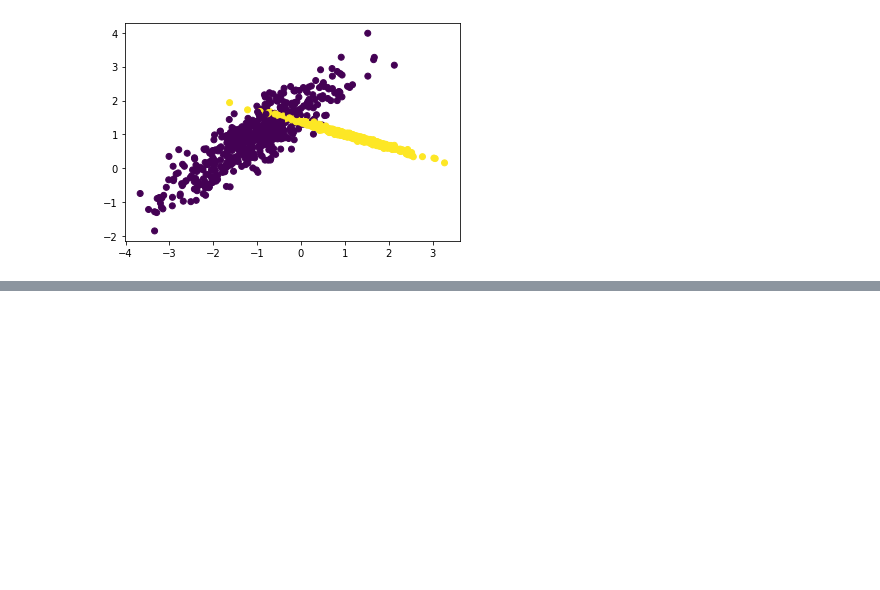
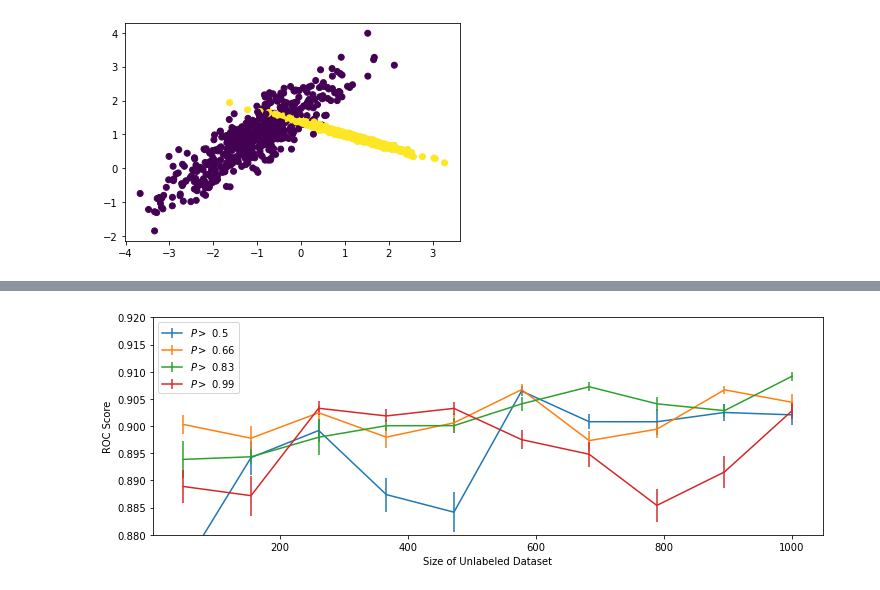
Before and after one commit to khroushan/semi-supervised-ml, a Jupyter notebook: notebooks/20_gaussian_data.ipynb, the cells around one changed output, grey strips where cells are left out. Cells and saved outputs as stored; diff of their text form; code cells hidden in the pictures; blank space fills up the shorter version.

```diff
--- a/notebooks/20_gaussian_data.ipynb
+++ b/notebooks/20_gaussian_data.ipynb
@@ -153,0 +211,15 @@ Text(0, 0.5, 'ROC Score')
+# %%
+fig, ax = pl.subplots(1, 1, figsize=(12,4))
+for i, k in enumerate(roc_scores_ex2.keys()):
+    if i%3 == 0:
+        ax.errorbar(1000*np.linspace(0.05, 1, 10), roc_scores_ex2[k],
+                    0.1*np.array(roc_stds_ex2[k]), label=r"$P > $ "+ f"{k:2.2}")
+
+# ax.set_title('L fraction: {:}'.format(int(k*500)))
+ax.set_ylim(0.88, 0.92)
+pl.xlabel('Size of Unlabeled Dataset')
+pl.ylabel('ROC Score')
+pl.legend(loc='best')
+pl.savefig("../figs/threshold.pdf")
+# %% [output]
+[figure, added]
```
Also changed, not shown: parts of 13 cells of this notebook, 4 other files.
